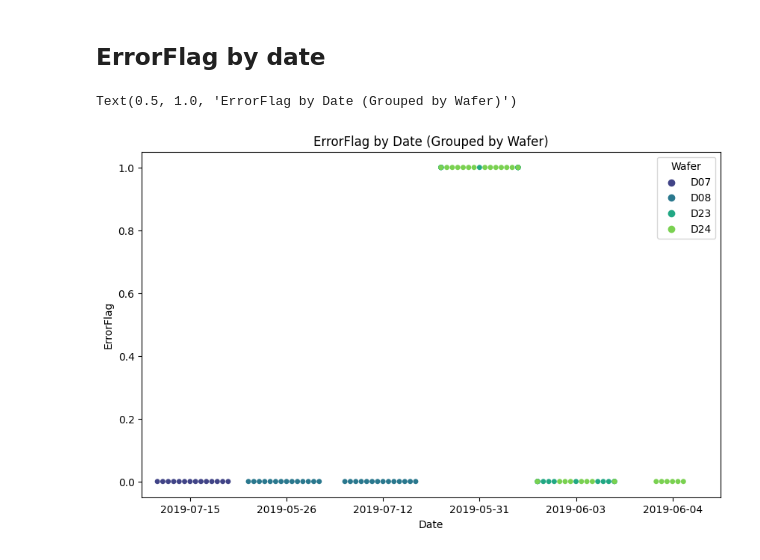
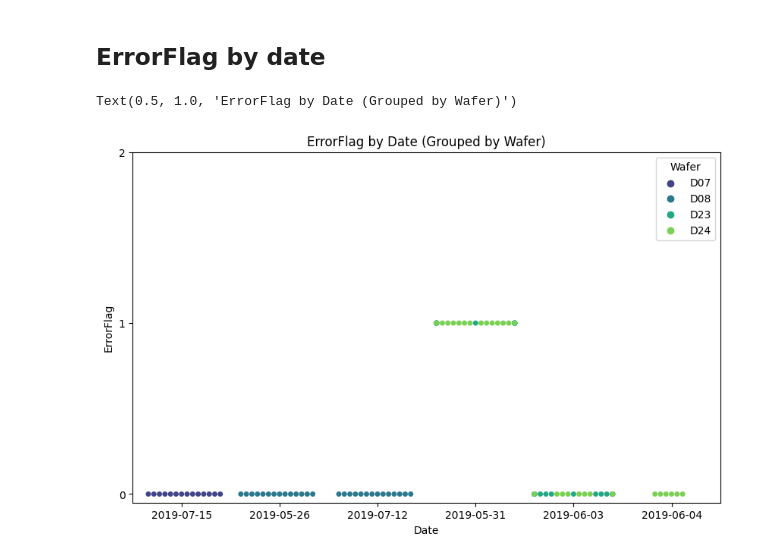
Before and after one commit to doale2/project_main, a Jupyter notebook: doc/Analysis_result.ipynb, the cells around one changed output. Cells and saved outputs as stored; diff of their text form; code cells hidden in the pictures.

```diff
--- a/doc/Analysis_result.ipynb
+++ b/doc/Analysis_result.ipynb
@@ -14,7 +14,7 @@ folder_list = os.listdir(folder_path)
 # %% [markdown]
 <span style="color: #FF0000; font-weight: bold; font-size: 24px;">분석 시간에 해당하는 정보를 입력하세요 ‼</span>
 # %%
-time_info = '20230604_222709' # '' 사이에 올바른 형식으로 입력하세요
+time_info = '20230605_034540' # '' 사이에 올바른 형식으로 입력하세요
 # %%
 file_name = f'analysis_result_{time_info}.csv'
 file_path = os.path.join(folder_path, time_info, file_name)
@@ -183,16 +204,18 @@ plt.tight_layout()
 # %%
 # 'Date' 열을 datetime 형식으로 변환
 data['Date'] = pd.to_datetime(data['Date'], format='%Y%m%d_%H%M%S')
 
 # 'Date' 열에서 날짜 정보만 추출하여 새로운 'Date' 열 생성
 data['Date'] = data['Date'].dt.date
 
 plt.figure(figsize=(10, 6))
 
 sns.swarmplot(x='Date', y='ErrorFlag', hue='Wafer', data=data,
               palette='viridis')
 
+plt.yticks([0, 1, 2])
+
 plt.title('ErrorFlag by Date (Grouped by Wafer)')
 # %% [output]
 Text(0.5, 1.0, 'ErrorFlag by Date (Grouped by Wafer)')
-[figure, old version]
+[figure, new version]
```
Also changed, not shown: parts of 10 cells of this notebook, 3 other files.
